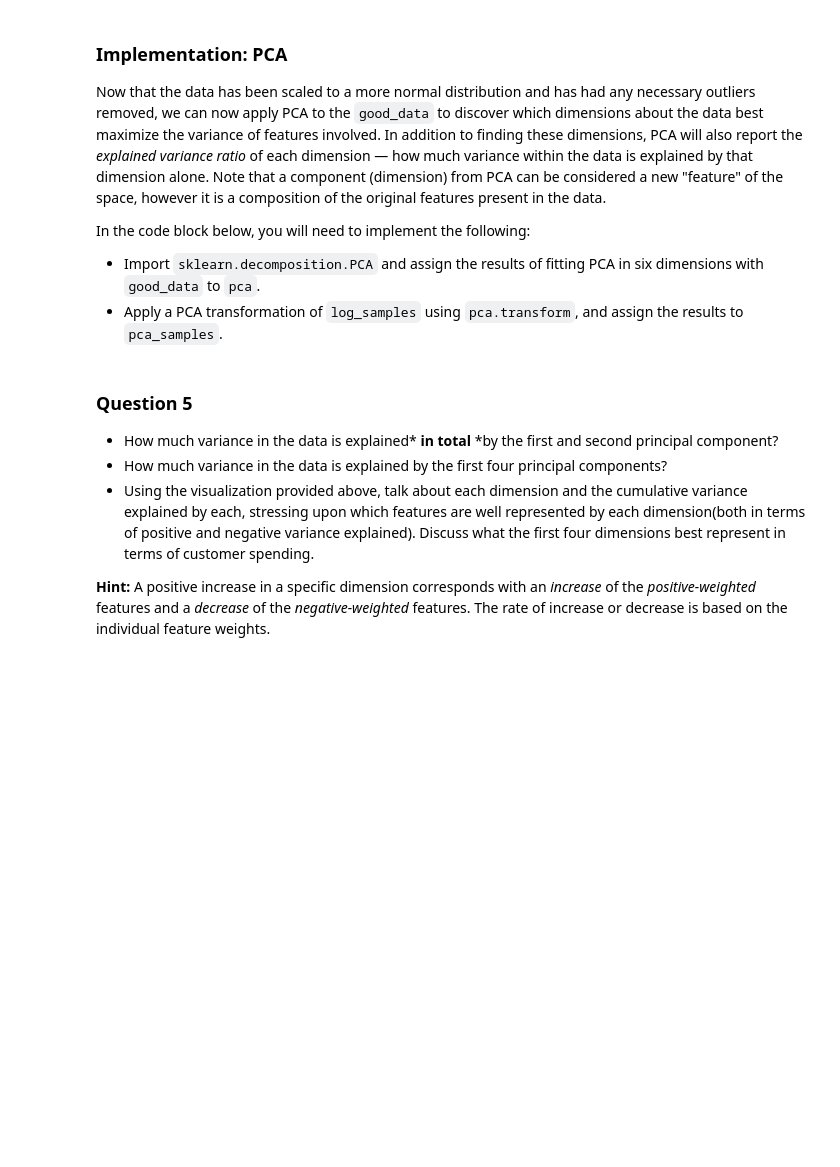
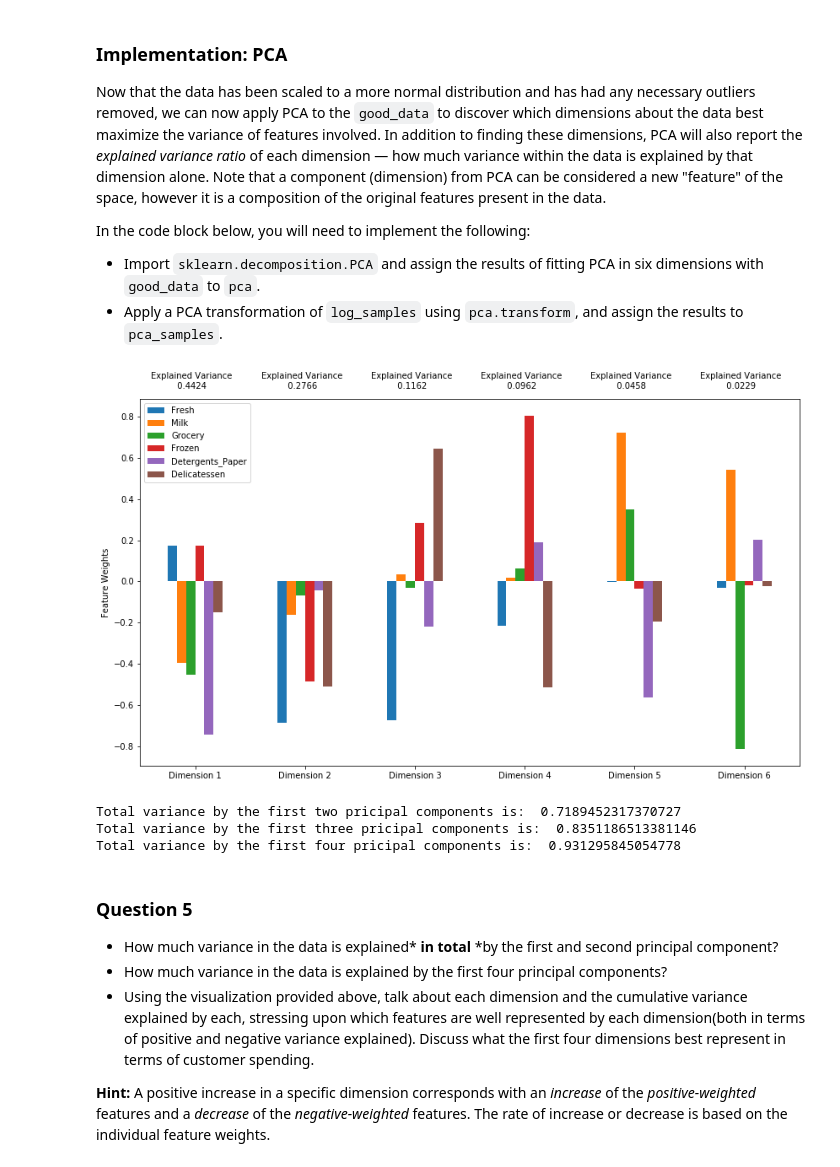
Before and after one commit to naseerfaheem/Creating-Customer-Segments-Unsupervised-Learning-ML, a Jupyter notebook: customer_segments.ipynb, the cells around one changed output. Cells and saved outputs as stored; diff of their text form; code cells hidden in the pictures; blank space fills up the shorter version.

```diff
--- a/customer_segments.ipynb
+++ b/customer_segments.ipynb
@@ -402,11 +406,15 @@ In the code block below, you will need to implement the following:
  - Import `sklearn.decomposition.PCA` and assign the results of fitting PCA in six dimensions with `good_data` to `pca`.
  - Apply a PCA transformation of `log_samples` using `pca.transform`, and assign the results to `pca_samples`.
 # %%
+from sklearn.decomposition import PCA
+
 # TODO: Apply PCA by fitting the good data with the same number of dimensions as features
-pca = None
+pca = PCA(n_components=6).fit(good_data)
 
 # TODO: Transform log_samples using the PCA fit above
-pca_samples = None
+pca_samples = pca.transform(log_samples)
 
 # Generate PCA results plot
 pca_results = vs.pca_results(good_data, pca)
+# %% [output]
+[figure, added]
@@ -413,3 +426,11 @@ pca_results = vs.pca_results(good_data, pca)
+# %%
+print("Total variance by the first two pricipal components is: ", format(variance_by_two))
+print("Total variance by the first three pricipal components is: ", format(variance_by_three))
+print("Total variance by the first four pricipal components is: ", format(variance_by_four))
+# %% [output]
+Total variance by the first two pricipal components is:  0.7189452317370727
+Total variance by the first three pricipal components is:  0.8351186513381146
+Total variance by the first four pricipal components is:  0.931295845054778
 # %% [markdown]
 ### Question 5
 
```
Also changed, not shown: parts of 11 cells of this notebook.
